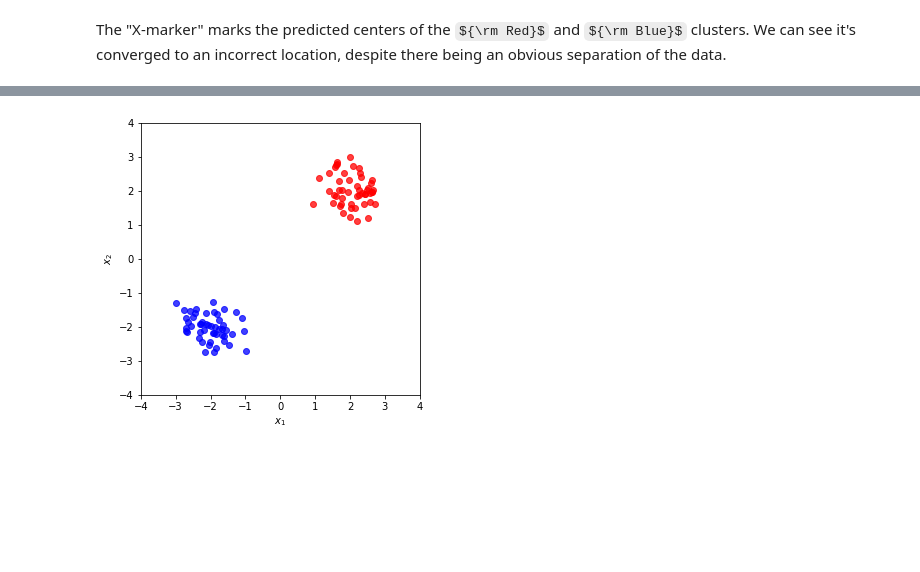
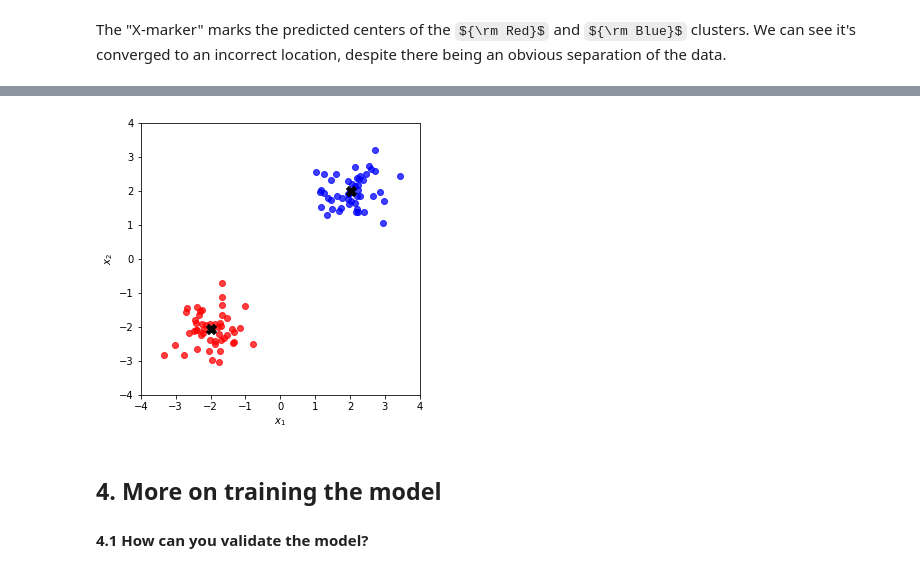
Before and after one commit to bdhammel/ml-cliff-notes, a Jupyter notebook: kmeans.ipynb, the cells around one changed output, grey strips where cells are left out. Saved outputs shown, nothing was run; the diff lists cells and outputs as text; code cells hidden in the pictures; some formulas as TeX source; blank space fills up the shorter version.

Commit message:
rough kmeans explanation finished

```diff
--- a/kmeans.ipynb
+++ b/kmeans.ipynb
@@ -164,29 +186,34 @@ class Kmeans:
 
     @property
     def centroids(self):
-        pass
+        return self._centroids
 
-    def fit(self, X, epochs=10, return_labels=True):
+    def fit(self, X, epochs=10):
         N, D = X.shape
         self._centroids = X.max(axis=0)*np.random.random((self._num_clusters, D))
         Y = np.zeros(N)
         _deltas = np.zeros((self._num_clusters, N))
 
+        # Repeate for the number of specified iterations
         for _ in range(epochs):
 
             # Find the eculidian distance
             for c in range(self._num_clusters):
-                _deltas[c,...] = np.sum(np.subtract(self._centroids[c,...], X)**2, axis=1)
+                _deltas[c,...] = np.sqrt(
+                    np.sum(
+                        np.subtract(self._centroids[c,...], X)**2,
+                        axis=1
+                    )
+                )
 
             # Assign the data with minimum distances to the respective centroids
             Y = np.argmin(_deltas, axis=0)
 
-            # Update the centroid
+            # Update the centroid locations based on the mean of the assigned clusters
             for c in range(self._num_clusters):
                 self._centroids[c,...] = X[Y==c].mean(axis=0)
 
-        if return_labels:
-            return Y
+        return Y
 # %%
 X = np.zeros(shape=(100,2))
 X[:50,:] = np.random.randn(50,2)/2 + 2
@@ -204,15 +231,21 @@ plt.show()
 # %%
 kmeans = Kmeans(clusters=2)
 Y = kmeans.fit(X)
+C = kmeans.centroids
 
 plt.figure(figsize=(5,5))
 plt.scatter(X[Y==0,0], X[Y==0,1], color='b', alpha=.75)
 plt.scatter(X[Y==1,0], X[Y==1,1], color='r', alpha=.75)
+plt.scatter(*C.T, color='black', marker='X', s=100)
 plt.xlabel("$x_1$")
 plt.ylabel("$x_2$")
 plt.xlim(-4,4)
 plt.ylim(-4,4)
 plt.show()
 plt.show()
 # %% [output]
-[figure, old version]
+[figure, new version]
+# %% [markdown]
+## 4. More on training the model
+
+#### 4.1 How can you validate the model?
```
Also changed, not shown: parts of 8 cells of this notebook.
